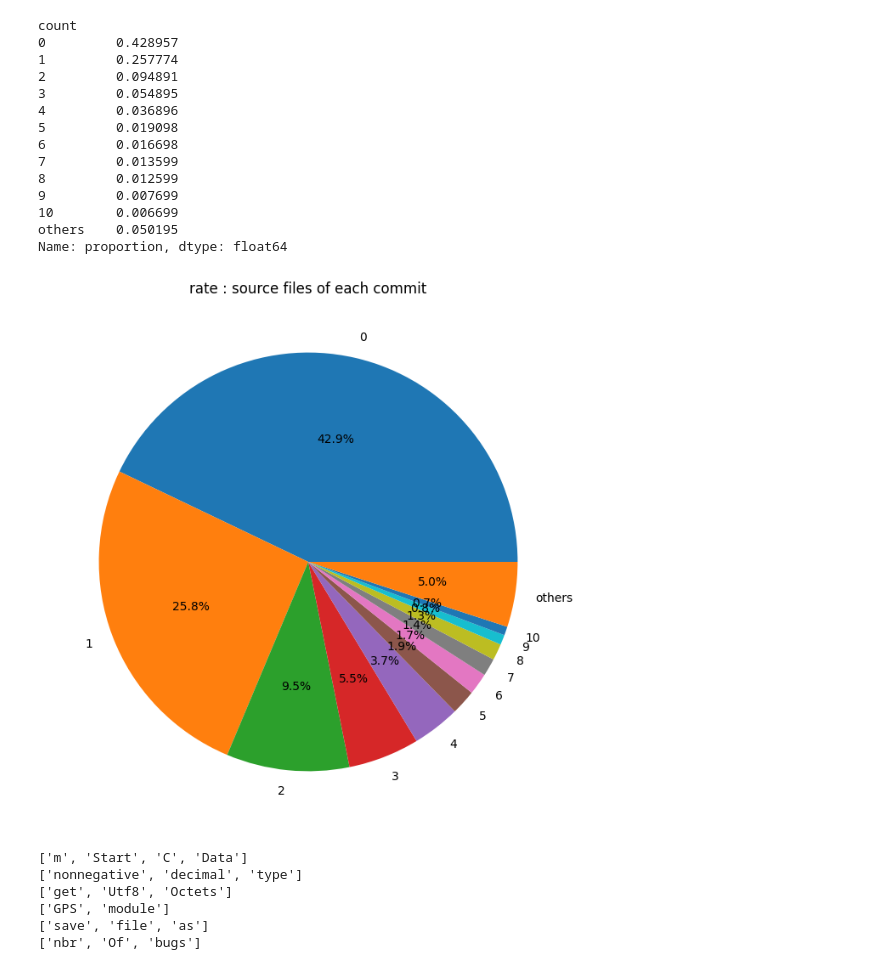
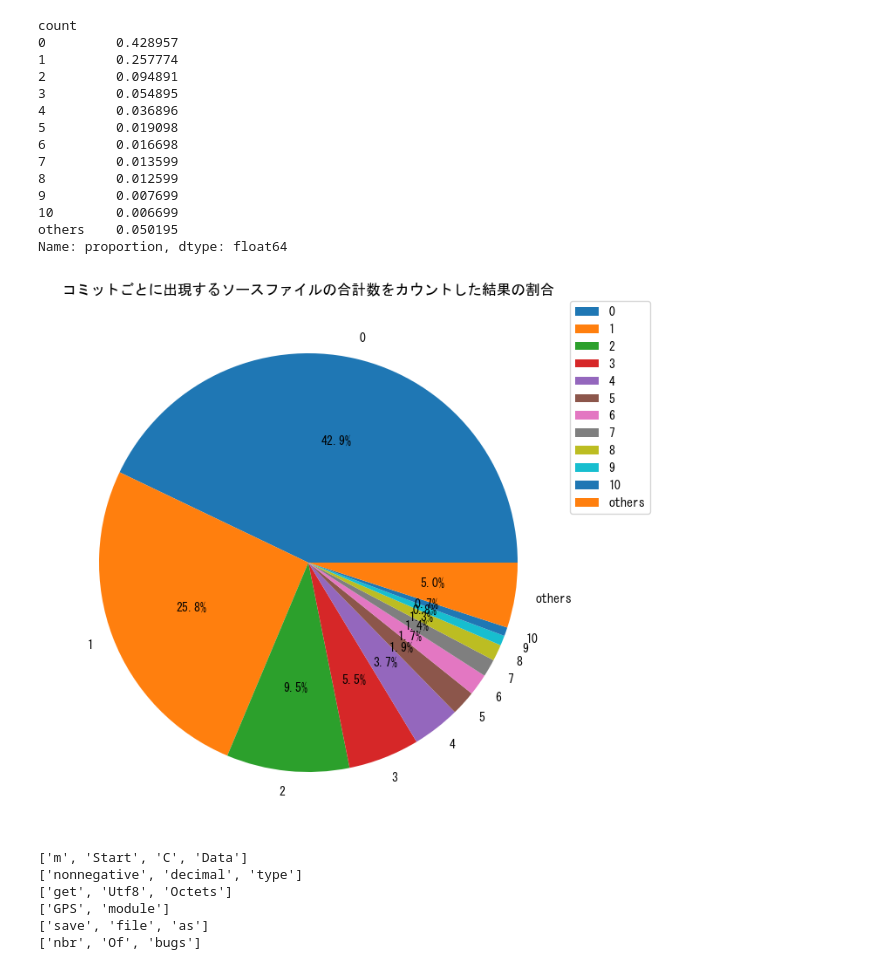
Before and after one commit to h083onis/first_thesis_data, a Jupyter notebook: source/code/confirm_data.ipynb, the cells around one changed output. Saved outputs shown, nothing was run; the diff lists cells and outputs as text; code cells hidden in the pictures.

Commit message:
first commitへの対応

```diff
--- a/source/code/confirm_data.ipynb
+++ b/source/code/confirm_data.ipynb
@@ -2,6 +2,7 @@
 %matplotlib inline
 import pandas as pd
 import matplotlib.pyplot as plt
+plt.rcParams['font.family'] = 'MS Gothic'
 # %%
 columns = ['count', 'haxsha']
 df = pd.read_csv('../resource/cnt_sorce_file.txt', names=columns)
@@ -73,12 +74,15 @@ count
 10        0.006699
 others    0.050195
 Name: proportion, dtype: float64
-# %%
-plt.pie(counts.values, labels=counts.index, autopct='%1.1f%%')
-plt.title('rate : source files of each commit')
-plt.show()
-# %% [output]
-[figure, removed]
+# %%
+plt.pie(counts.values, labels=counts.index, autopct='%.1f%%',radius=1.0)
+plt.subplots_adjust(left=0, right=1,top=2.0)
+plt.title('コミットごとに出現するソースファイルの合計数をカウントした結果の割合')
+plt.rcParams['figure.figsize'] = (6,6)
+plt.legend(bbox_to_anchor=(1, 1), loc='upper left', borderaxespad=0, fontsize=10)
+plt.show()
+# %% [output]
+[figure, added]
 # %%
 from spiral import ronin
 for s in [ 'mStartCData', 'nonnegativedecimaltype', 'getUtf8Octets', 'GPSmodule', 'savefileas', 'nbrOfbugs']:
```
Also changed, not shown: 5 other files.
